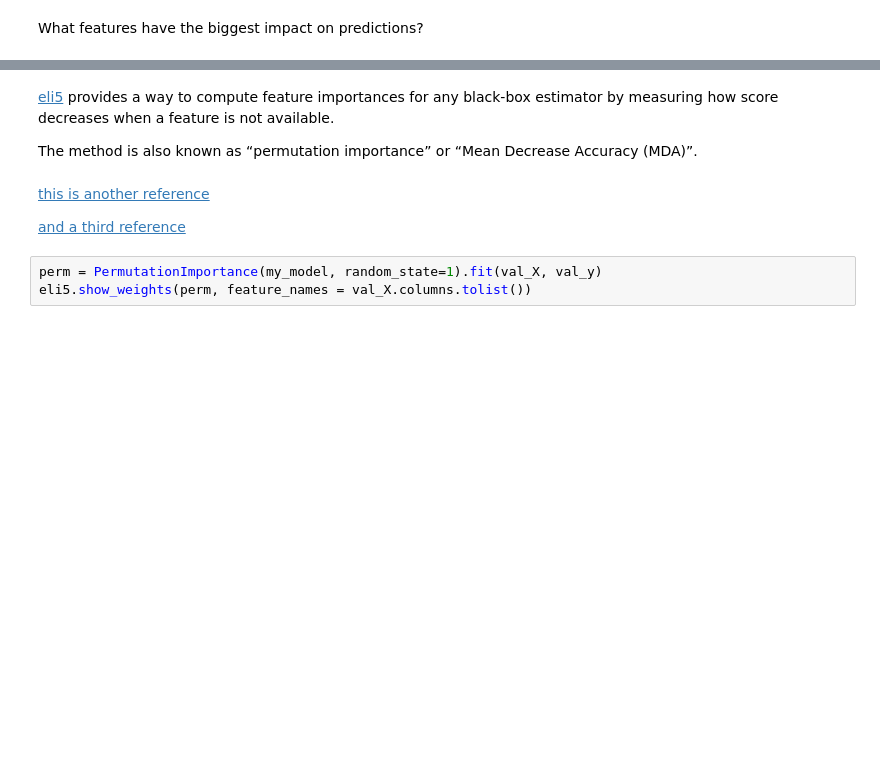
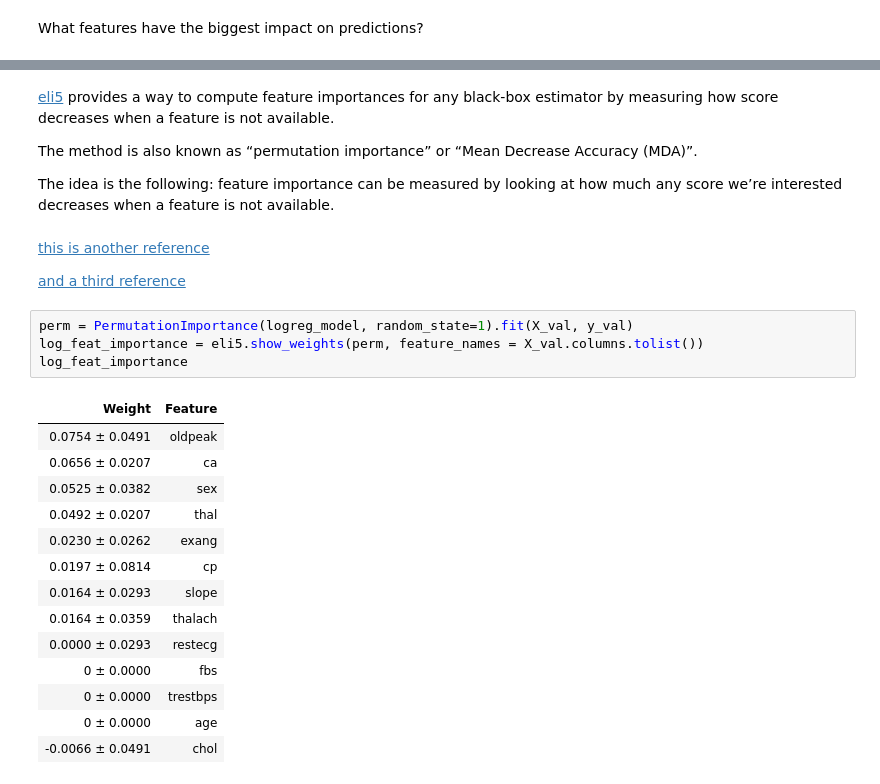
Before and after one commit to abielhammonds/predict_heart_disease_machine_learning_project, a Jupyter notebook: Machine_Learning_Heart_Disease.ipynb, the cells around one changed output, grey strips where cells are left out. Cells and saved outputs as stored; diff of their text form; blank space fills up the shorter version.

```diff
--- a/Machine_Learning_Heart_Disease.ipynb
+++ b/Machine_Learning_Heart_Disease.ipynb
@@ -227,10 +264,28 @@ ModuleNotFoundError: No module named 'eli5'
 [eli5](https://eli5.readthedocs.io/en/latest/blackbox/permutation_importance.html) provides a way to compute feature importances for any black-box estimator by measuring how score decreases when a feature is not available.
 
 The method is also known as “permutation importance” or “Mean Decrease Accuracy (MDA)”.
+
+The idea is the following: feature importance can be measured by looking at how much any score we’re interested decreases when a feature is not available.
 # %% [markdown]
 [this is another reference](https://medium.com/@lily_su/explaining-predictions-graphing-feature-importances-permutation-importances-with-eli5-partial-839b58eee962)
 
 [and a third reference](https://medium.com/analytics-vidhya/why-should-i-trust-your-model-bdda6be94c6f)
 # %%
-perm = PermutationImportance(my_model, random_state=1).fit(val_X, val_y)
-eli5.show_weights(perm, feature_names = val_X.columns.tolist())
+perm = PermutationImportance(logreg_model, random_state=1).fit(X_val, y_val)
+log_feat_importance = eli5.show_weights(perm, feature_names = X_val.columns.tolist())
+log_feat_importance
+# %% [output]
+| Weight | Feature |
+| 0.0754 ± 0.0491 | oldpeak |
+| 0.0656 ± 0.0207 | ca |
+| 0.0525 ± 0.0382 | sex |
+| 0.0492 ± 0.0207 | thal |
+| 0.0230 ± 0.0262 | exang |
+| 0.0197 ± 0.0814 | cp |
+| 0.0164 ± 0.0293 | slope |
+| 0.0164 ± 0.0359 | thalach |
+| 0.0000 ± 0.0293 | restecg |
+| 0 ± 0.0000 | fbs |
+| 0 ± 0.0000 | trestbps |
+| 0 ± 0.0000 | age |
+| -0.0066 ± 0.0491 | chol |
```
Also changed, not shown: parts of 42 cells of this notebook, 1 other file.
